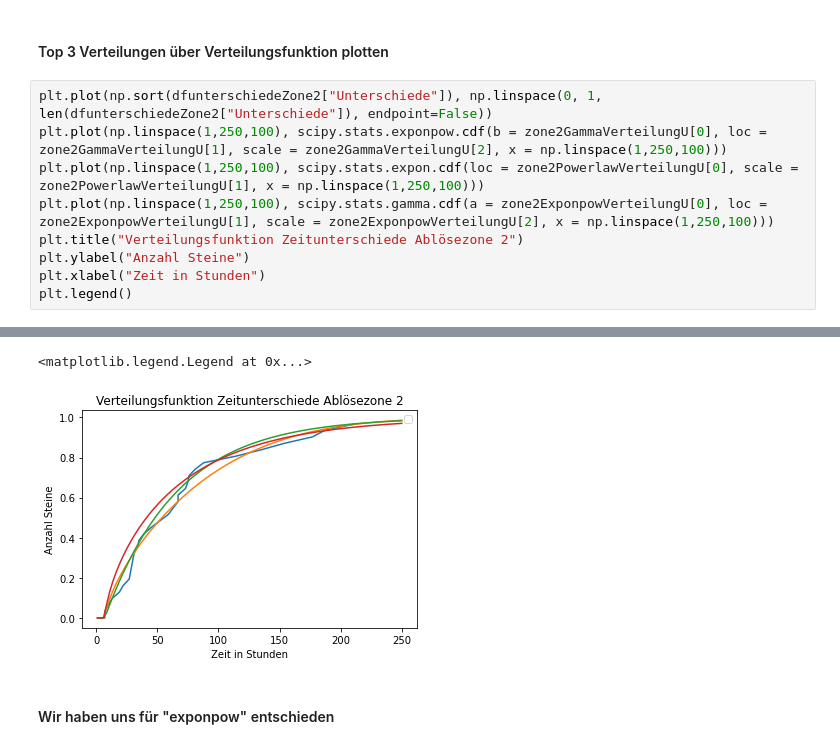
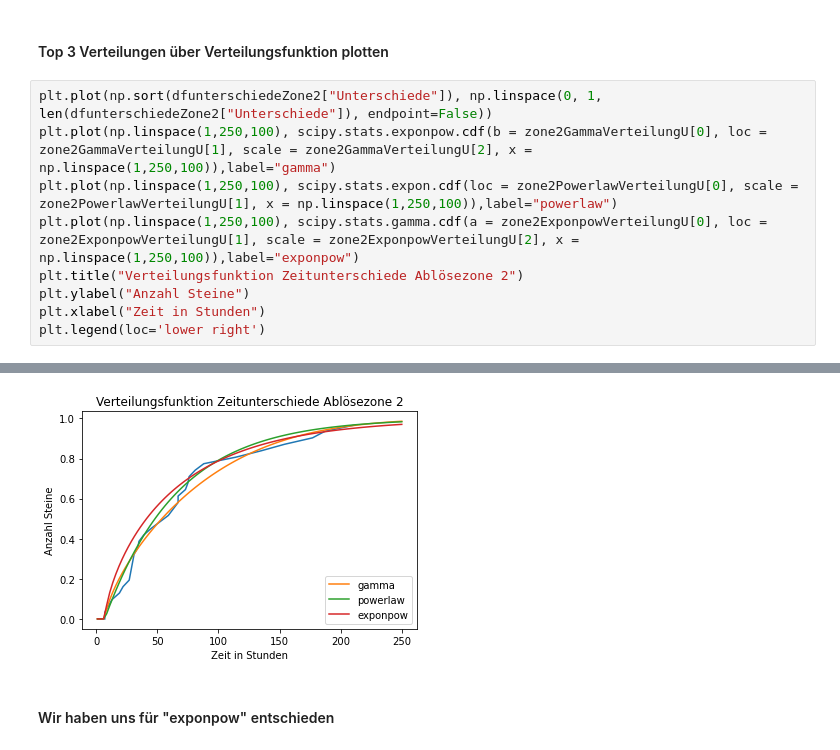
Before and after one commit to marvinvr/fhnw-steinschlag, a Jupyter notebook: scripts/MonteCarlo_Luca_Marvin_Philip_Yannic.ipynb, the cells around one changed output, grey strips where cells are left out. Cells and saved outputs as stored; diff of their text form.

```diff
--- a/scripts/MonteCarlo_Luca_Marvin_Philip_Yannic.ipynb
+++ b/scripts/MonteCarlo_Luca_Marvin_Philip_Yannic.ipynb
@@ -414,11 +419,11 @@ print(zone2ExponpowVerteilungU)
 #### Top 3 Verteilungen über Verteilungsfunktion plotten
 # %%
 plt.plot(np.sort(dfunterschiedeZone2["Unterschiede"]), np.linspace(0, 1, len(dfunterschiedeZone2["Unterschiede"]), endpoint=False))
-plt.plot(np.linspace(1,250,100), scipy.stats.exponpow.cdf(b = zone2GammaVerteilungU[0], loc = zone2GammaVerteilungU[1], scale = zone2GammaVerteilungU[2], x = np.linspace(1,250,100)))
-plt.plot(np.linspace(1,250,100), scipy.stats.expon.cdf(loc = zone2PowerlawVerteilungU[0], scale = zone2PowerlawVerteilungU[1], x = np.linspace(1,250,100)))
-plt.plot(np.linspace(1,250,100), scipy.stats.gamma.cdf(a = zone2ExponpowVerteilungU[0], loc = zone2ExponpowVerteilungU[1], scale = zone2ExponpowVerteilungU[2], x = np.linspace(1,250,100)))
+plt.plot(np.linspace(1,250,100), scipy.stats.exponpow.cdf(b = zone2GammaVerteilungU[0], loc = zone2GammaVerteilungU[1], scale = zone2GammaVerteilungU[2], x = np.linspace(1,250,100)),label="gamma")
+plt.plot(np.linspace(1,250,100), scipy.stats.expon.cdf(loc = zone2PowerlawVerteilungU[0], scale = zone2PowerlawVerteilungU[1], x = np.linspace(1,250,100)),label="powerlaw")
+plt.plot(np.linspace(1,250,100), scipy.stats.gamma.cdf(a = zone2ExponpowVerteilungU[0], loc = zone2ExponpowVerteilungU[1], scale = zone2ExponpowVerteilungU[2], x = np.linspace(1,250,100)),label="exponpow")
 plt.title("Verteilungsfunktion Zeitunterschiede Ablösezone 2")
 plt.ylabel("Anzahl Steine")
 plt.xlabel("Zeit in Stunden")
-plt.legend()
+plt.legend(loc='lower right')
 # %% [output]
@@ -426,5 +431,4 @@ WARNING:matplotlib.legend:No handles with labels found to put in legend.
-<matplotlib.legend.Legend at 0x...>
-[figure, old version]
+[figure, new version]
 # %% [markdown]
 #### Wir haben uns für "exponpow" entschieden
 # %% [markdown]
```
Also changed, not shown: parts of 6 cells of this notebook.
